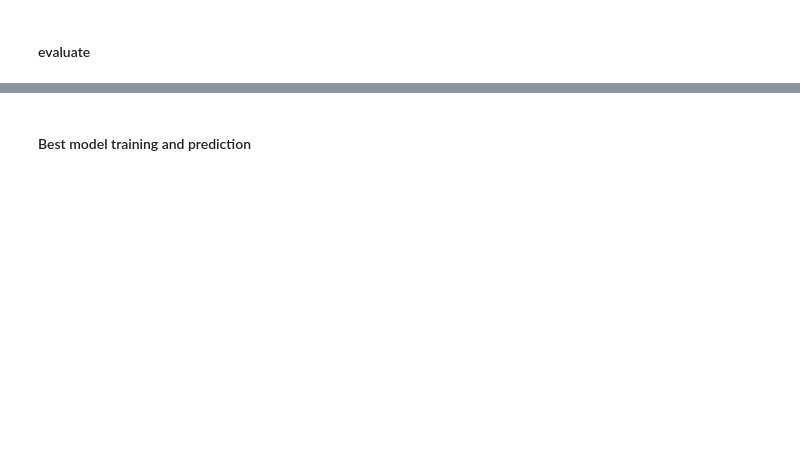
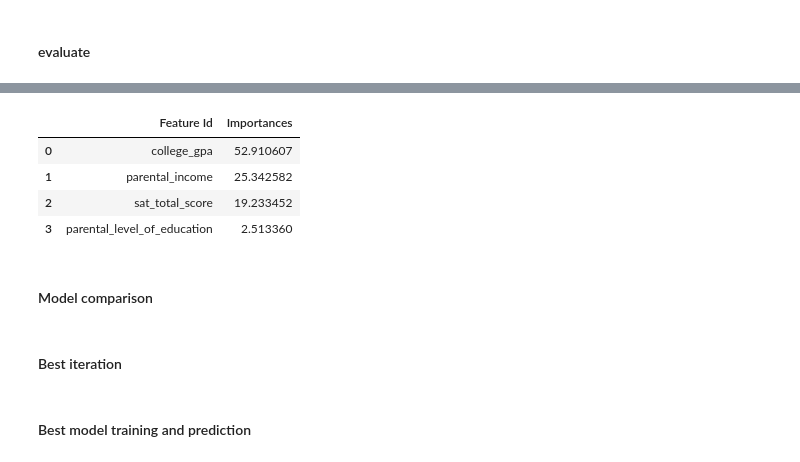
Before and after one commit to ellacharmed/mlzoomcamp-midterms-predict-graduation, a Jupyter notebook: notebook_model_tuning.ipynb, the cells around one changed output, grey strips where cells are left out. Cells and saved outputs as stored; diff of their text form; code cells hidden in the pictures; blank space fills up the shorter version.

```diff
--- a/notebook_model_tuning.ipynb
+++ b/notebook_model_tuning.ipynb
@@ -567,0 +490,10 @@ compare.plot()
+# %%
+model.get_feature_importance(prettified=True)
+# %% [output]
+|  | Feature Id | Importances |
+| 0 | college_gpa | 52.910607 |
+| 1 | parental_income | 25.342582 |
+| 2 | sat_total_score | 19.233452 |
+| 3 | parental_level_of_education | 2.513360 |
+# %% [markdown]
+#### Model comparison
@@ -567,0 +529,2 @@ compare.plot()
+# %% [markdown]
+#### Best iteration
```
Also changed, not shown: parts of 36 cells of this notebook, 6 other files.
